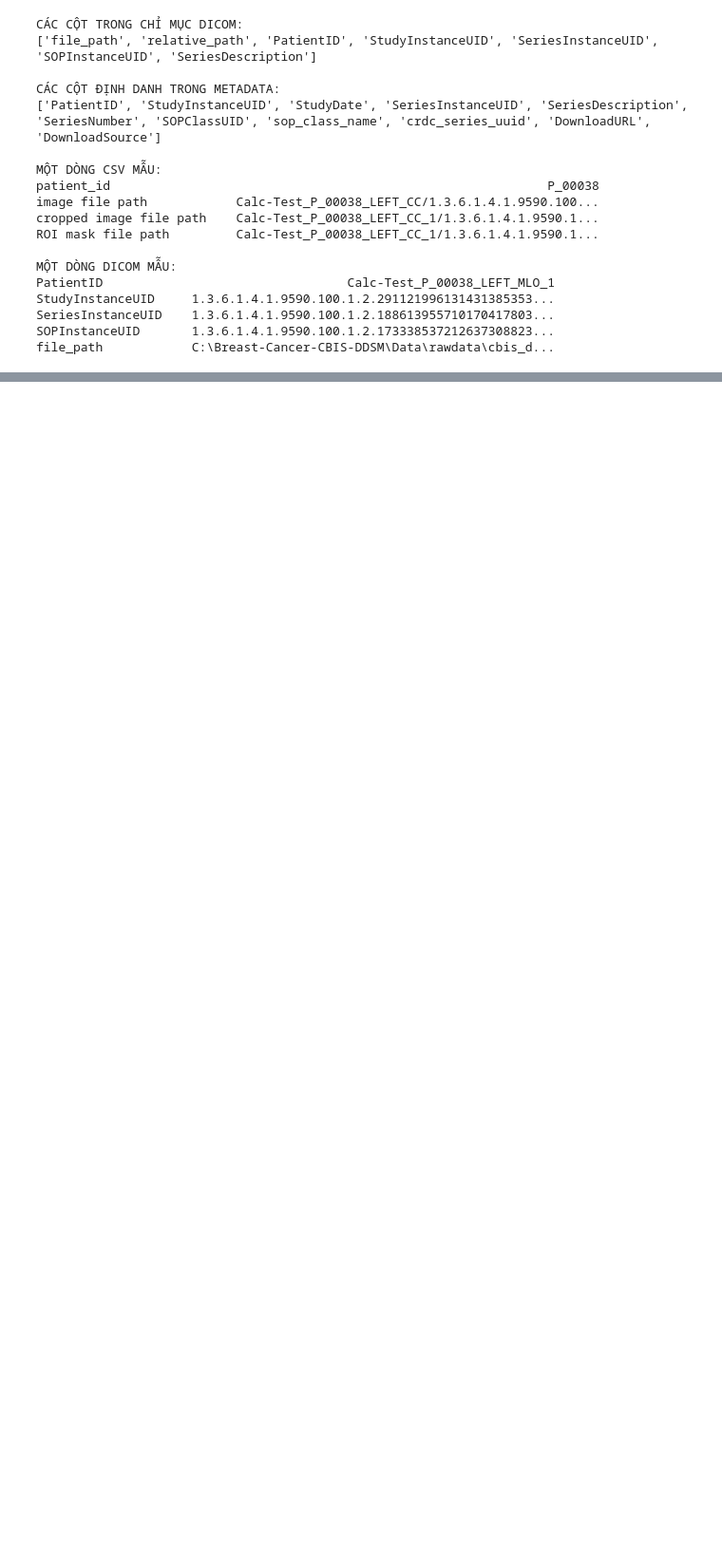
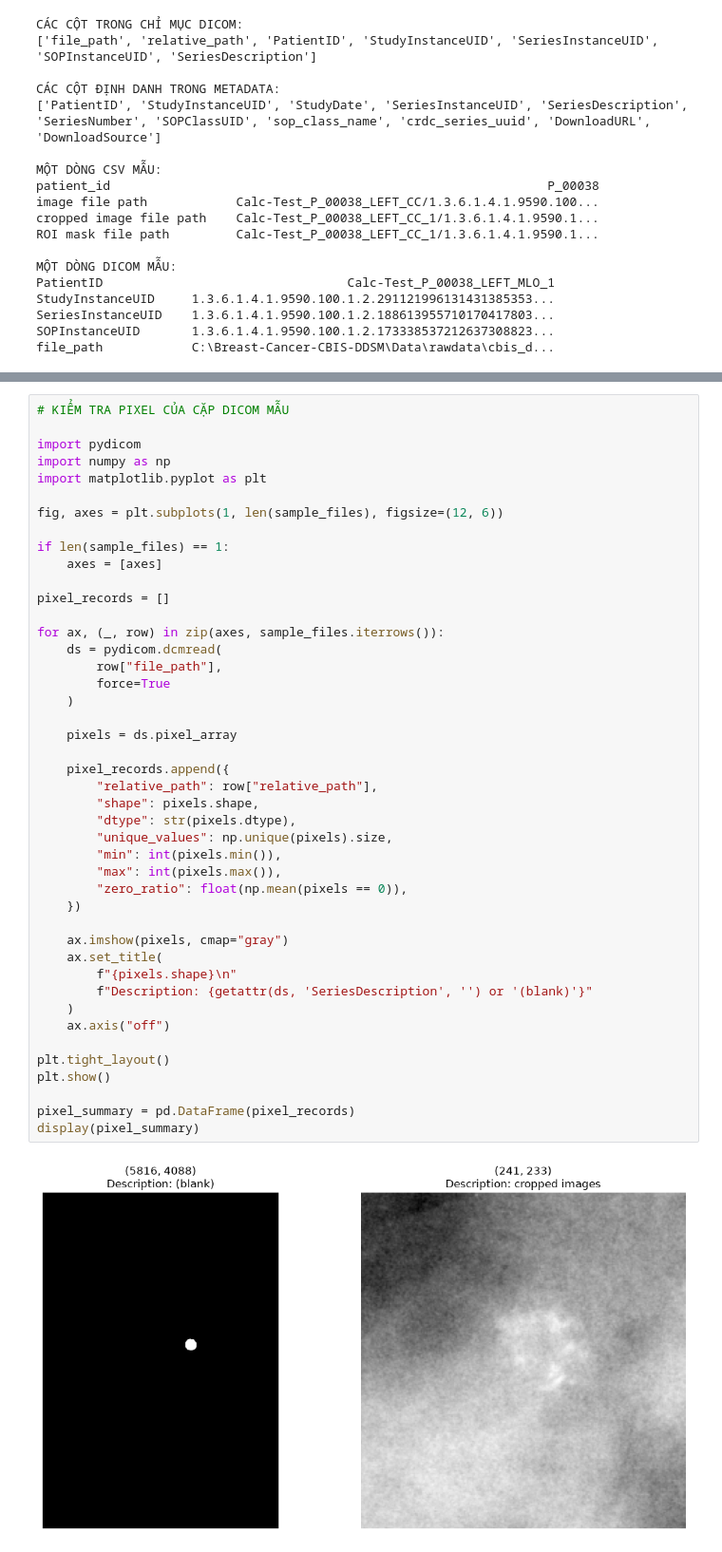
Before and after one commit to JinxX111/Breast_Cancer_CBIS-DDSM, a Jupyter notebook: notebooks/02_data_quality_and_linkage.ipynb, the cells around one changed output, grey strips where cells are left out. Shown at 95% size. Cells and saved outputs as stored; diff of their text form; blank space fills up the shorter version.

Commit message:
Update notebook 02 data quality and linkage

```diff
--- a/notebooks/02_data_quality_and_linkage.ipynb
+++ b/notebooks/02_data_quality_and_linkage.ipynb
@@ -1013,0 +1419,46 @@ Các bảng mô tả tổn thương có trường `pathology`, được dùng l
+# %%
+# KIỂM TRA PIXEL CỦA CẶP DICOM MẪU
+
+import pydicom
+import numpy as np
+import matplotlib.pyplot as plt
+
+fig, axes = plt.subplots(1, len(sample_files), figsize=(12, 6))
+
+if len(sample_files) == 1:
+    axes = [axes]
+
+pixel_records = []
+
+for ax, (_, row) in zip(axes, sample_files.iterrows()):
+    ds = pydicom.dcmread(
+        row["file_path"],
+        force=True
+    )
+
+    pixels = ds.pixel_array
+
+    pixel_records.append({
+        "relative_path": row["relative_path"],
+        "shape": pixels.shape,
+        "dtype": str(pixels.dtype),
+        "unique_values": np.unique(pixels).size,
+        "min": int(pixels.min()),
+        "max": int(pixels.max()),
+        "zero_ratio": float(np.mean(pixels == 0)),
+    })
+
+    ax.imshow(pixels, cmap="gray")
+    ax.set_title(
+        f"{pixels.shape}\n"
+        f"Description: {getattr(ds, 'SeriesDescription', '') or '(blank)'}"
+    )
+    ax.axis("off")
+
+plt.tight_layout()
+plt.show()
+
+pixel_summary = pd.DataFrame(pixel_records)
+display(pixel_summary)
+# %% [output]
+[figure, added]
```
Also changed, not shown: parts of 107 cells of this notebook.
